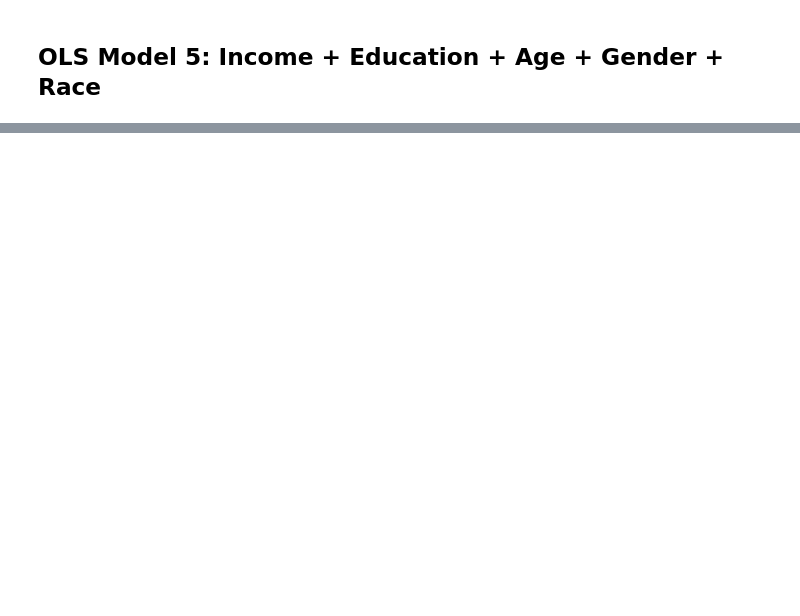
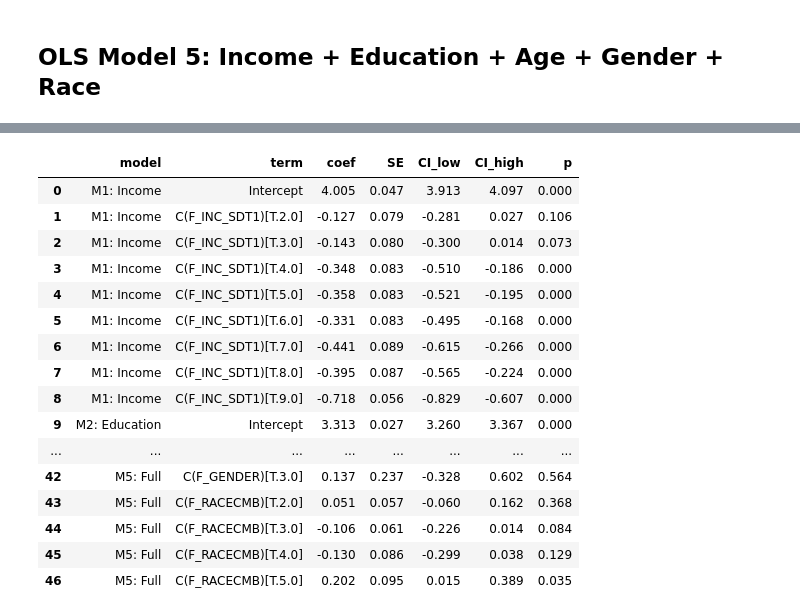
Before and after one commit to shambhavi-20/miniProject2, a Jupyter notebook: ols-models.ipynb, the cells around one changed output, grey strips where cells are left out. Drawn from its saved outputs; the diff is of its cells as text; code cells hidden in the pictures; blank space fills up the shorter version.

```diff
--- a/ols-models.ipynb
+++ b/ols-models.ipynb
@@ -144,0 +149,44 @@ Notes:
+# %%
+# Combine SE, 95% CI, and p-values from every model into one long-format table.
+# One row per (model, coefficient).
+models = {
+    'M1: Income':    model1,
+    'M2: Education': model2,
+    'M3: Inc+Edu':   model3,
+    'M4: Inc*Edu':   model4,
+    'M5: Full':      model5,
+}
+
+rows = []
+for name, res in models.items():
+    ci = res.conf_int()
+    rows.append(pd.DataFrame({
+        'model':   name,
+        'term':    res.params.index,
+        'coef':    res.params.values,
+        'SE':      res.bse.values,
+        'CI_low':  ci[0].values,
+        'CI_high': ci[1].values,
+        'p':       res.pvalues.values,
+    }))
+
+summary_table = pd.concat(rows, ignore_index=True).round(3)
+summary_table
+# %% [output]
+|  | model | term | coef | SE | CI_low | CI_high | p |
+| 0 | M1: Income | Intercept | 4.005 | 0.047 | 3.913 | 4.097 | 0.000 |
+| 1 | M1: Income | C(F_INC_SDT1)[T.2.0] | -0.127 | 0.079 | -0.281 | 0.027 | 0.106 |
+| 2 | M1: Income | C(F_INC_SDT1)[T.3.0] | -0.143 | 0.080 | -0.300 | 0.014 | 0.073 |
+| 3 | M1: Income | C(F_INC_SDT1)[T.4.0] | -0.348 | 0.083 | -0.510 | -0.186 | 0.000 |
+| 4 | M1: Income | C(F_INC_SDT1)[T.5.0] | -0.358 | 0.083 | -0.521 | -0.195 | 0.000 |
+| 5 | M1: Income | C(F_INC_SDT1)[T.6.0] | -0.331 | 0.083 | -0.495 | -0.168 | 0.000 |
+| 6 | M1: Income | C(F_INC_SDT1)[T.7.0] | -0.441 | 0.089 | -0.615 | -0.266 | 0.000 |
+| 7 | M1: Income | C(F_INC_SDT1)[T.8.0] | -0.395 | 0.087 | -0.565 | -0.224 | 0.000 |
+| 8 | M1: Income | C(F_INC_SDT1)[T.9.0] | -0.718 | 0.056 | -0.829 | -0.607 | 0.000 |
+| 9 | M2: Education | Intercept | 3.313 | 0.027 | 3.260 | 3.367 | 0.000 |
+| ... | ... | ... | ... | ... | ... | ... | ... |
+| 42 | M5: Full | C(F_GENDER)[T.3.0] | 0.137 | 0.237 | -0.328 | 0.602 | 0.564 |
+| 43 | M5: Full | C(F_RACECMB)[T.2.0] | 0.051 | 0.057 | -0.060 | 0.162 | 0.368 |
+| 44 | M5: Full | C(F_RACECMB)[T.3.0] | -0.106 | 0.061 | -0.226 | 0.014 | 0.084 |
+| 45 | M5: Full | C(F_RACECMB)[T.4.0] | -0.130 | 0.086 | -0.299 | 0.038 | 0.129 |
+| 46 | M5: Full | C(F_RACECMB)[T.5.0] | 0.202 | 0.095 | 0.015 | 0.389 | 0.035 |
```
Also changed, not shown: parts of 8 cells of this notebook, 2 other files.
